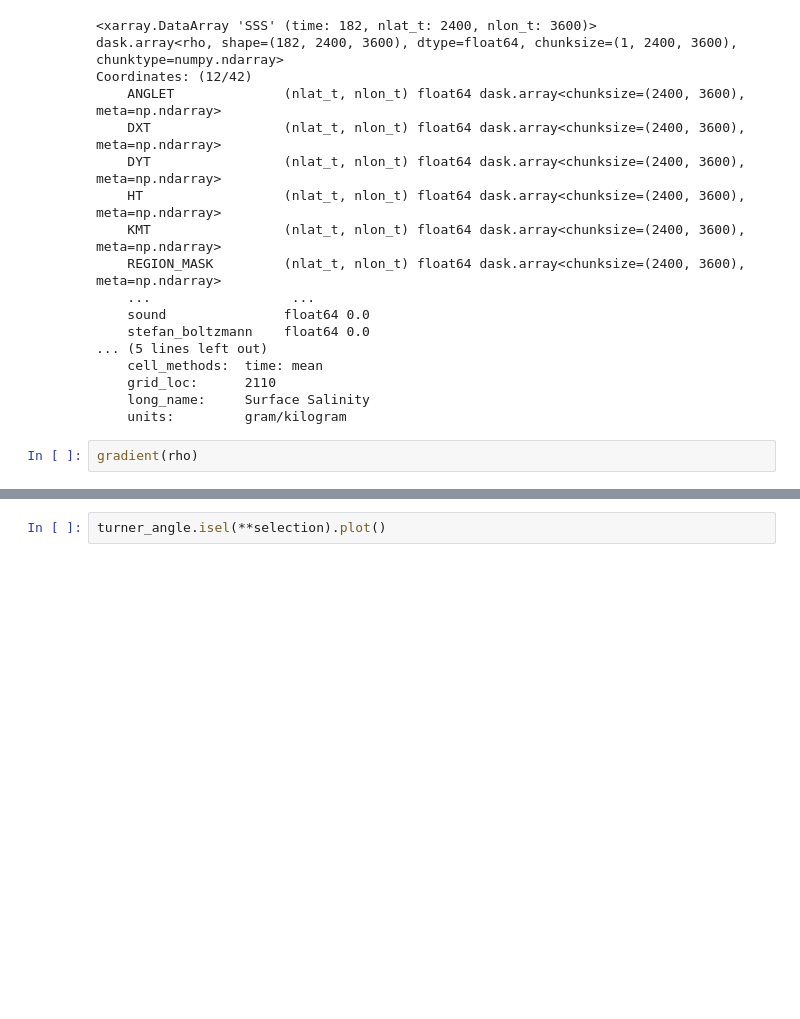
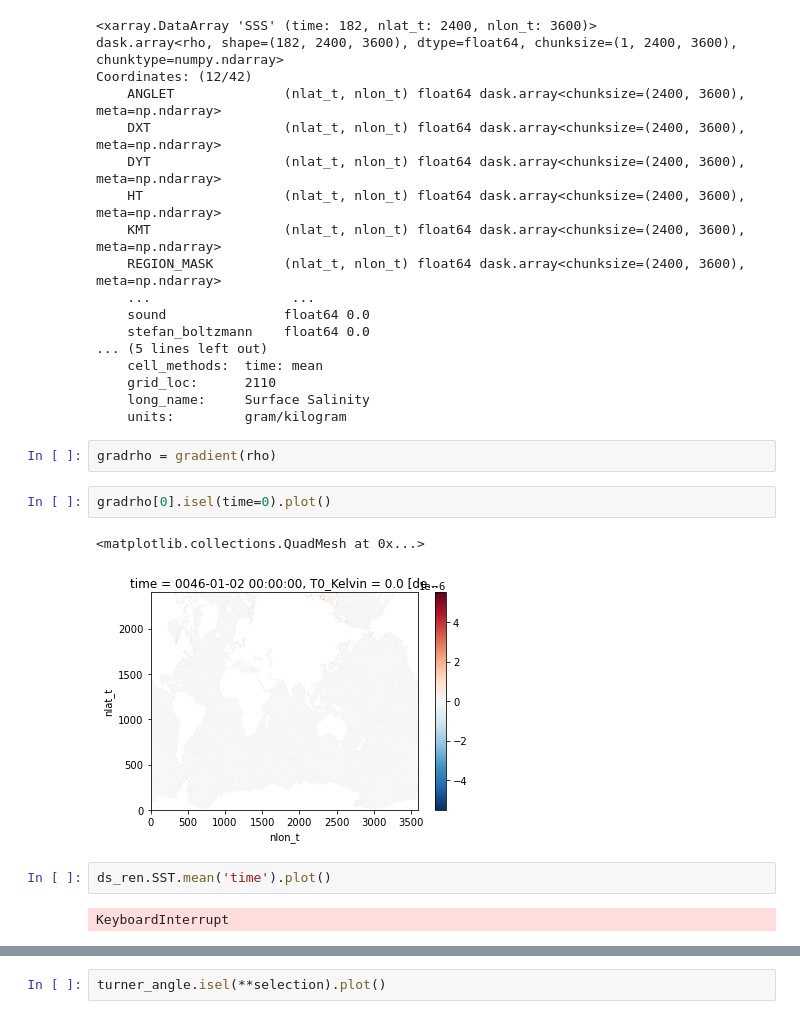
Before and after one commit to shanicetbailey/SST-gradients, a Jupyter notebook: CESM/tendency-histograms.ipynb, the cells around one changed output, grey strips where cells are left out. Cells and saved outputs as stored; diff of their text form; blank space fills up the shorter version.

```diff
--- a/CESM/tendency-histograms.ipynb
+++ b/CESM/tendency-histograms.ipynb
@@ -392,5 +392,14 @@ Coordinates: (12/42)
     grid_loc:      2110
     long_name:     Surface Salinity
     units:         gram/kilogram
-# %%
-gradient(rho)
+# %%
+gradrho = gradient(rho)
+# %%
+gradrho[0].isel(time=0).plot()
+# %% [output]
+<matplotlib.collections.QuadMesh at 0x...>
+[figure, added]
+# %%
+ds_ren.SST.mean('time').plot()
+# %% [output]
+KeyboardInterrupt
```
Also changed, not shown: parts of 38 cells of this notebook.
